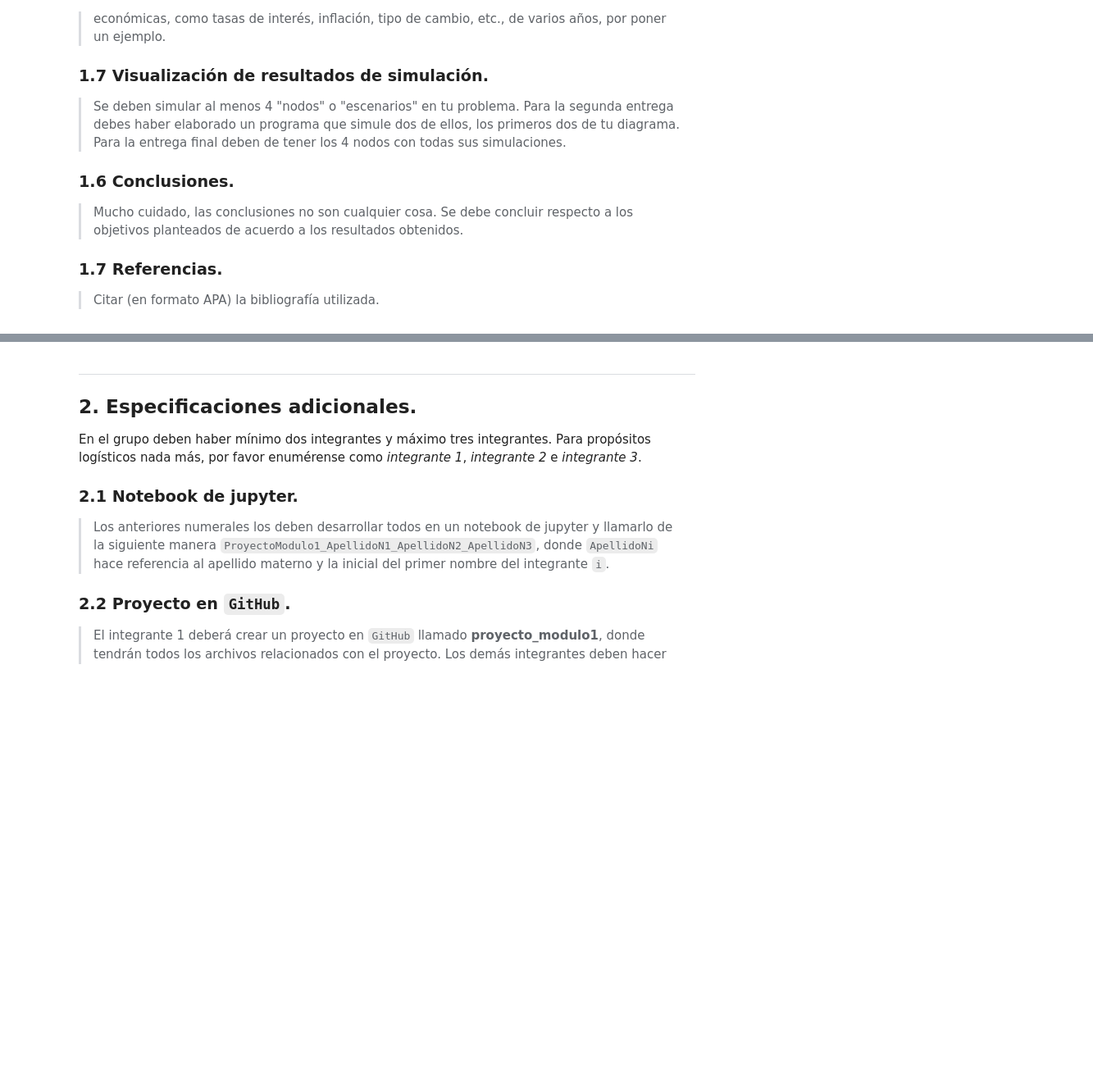
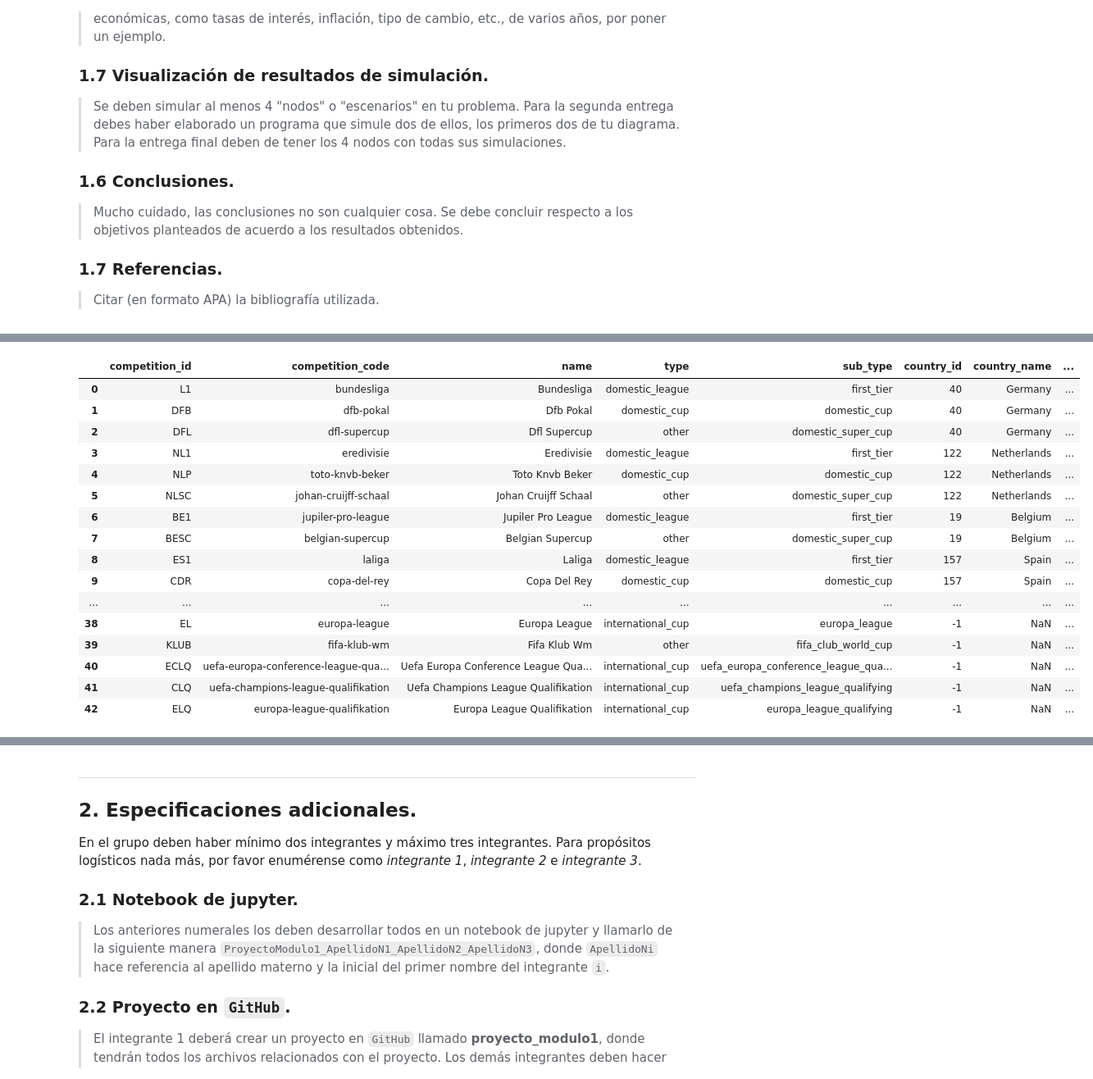
Before and after one commit to adrianhb01/Proyecto_Tema_2_Equipo_8, a Jupyter notebook: Proyecto Tema 2 - Equipo 8.ipynb, the cells around one changed output, grey strips where cells are left out. Shown at 82% size. Saved outputs shown, nothing was run; the diff lists cells and outputs as text; code cells hidden in the pictures; blank space fills up the shorter version.

Commit message:
cambios 4
ya tiene lectura de datos

```diff
--- a/Proyecto Tema 2 - Equipo 8.ipynb
+++ b/Proyecto Tema 2 - Equipo 8.ipynb
@@ -108,0 +127,22 @@ df1
+# %%
+#importacion de datos
+df2 = pd.read_csv('Football Data from Transfermarkt/competitions.csv')
+df2
+# %% [output]
+|  | competition_id | competition_code | name | type | sub_type | country_id | country_name | ... |
+| 0 | L1 | bundesliga | Bundesliga | domestic_league | first_tier | 40 | Germany | ... |
+| 1 | DFB | dfb-pokal | Dfb Pokal | domestic_cup | domestic_cup | 40 | Germany | ... |
+| 2 | DFL | dfl-supercup | Dfl Supercup | other | domestic_super_cup | 40 | Germany | ... |
+| 3 | NL1 | eredivisie | Eredivisie | domestic_league | first_tier | 122 | Netherlands | ... |
+| 4 | NLP | toto-knvb-beker | Toto Knvb Beker | domestic_cup | domestic_cup | 122 | Netherlands | ... |
+| 5 | NLSC | johan-cruijff-schaal | Johan Cruijff Schaal | other | domestic_super_cup | 122 | Netherlands | ... |
+| 6 | BE1 | jupiler-pro-league | Jupiler Pro League | domestic_league | first_tier | 19 | Belgium | ... |
+| 7 | BESC | belgian-supercup | Belgian Supercup | other | domestic_super_cup | 19 | Belgium | ... |
+| 8 | ES1 | laliga | Laliga | domestic_league | first_tier | 157 | Spain | ... |
+| 9 | CDR | copa-del-rey | Copa Del Rey | domestic_cup | domestic_cup | 157 | Spain | ... |
+| ... | ... | ... | ... | ... | ... | ... | ... | ... |
+| 38 | EL | europa-league | Europa League | international_cup | europa_league | -1 | NaN | ... |
+| 39 | KLUB | fifa-klub-wm | Fifa Klub Wm | other | fifa_club_world_cup | -1 | NaN | ... |
+| 40 | ECLQ | uefa-europa-conference-league-qua... | Uefa Europa Conference League Qua... | international_cup | uefa_europa_conference_league_qua... | -1 | NaN | ... |
+| 41 | CLQ | uefa-champions-league-qualifikation | Uefa Champions League Qualifikation | international_cup | uefa_champions_league_qualifying | -1 | NaN | ... |
+| 42 | ELQ | europa-league-qualifikation | Europa League Qualifikation | international_cup | europa_league_qualifying | -1 | NaN | ... |
```
Also changed, not shown: parts of 2 cells of this notebook.
